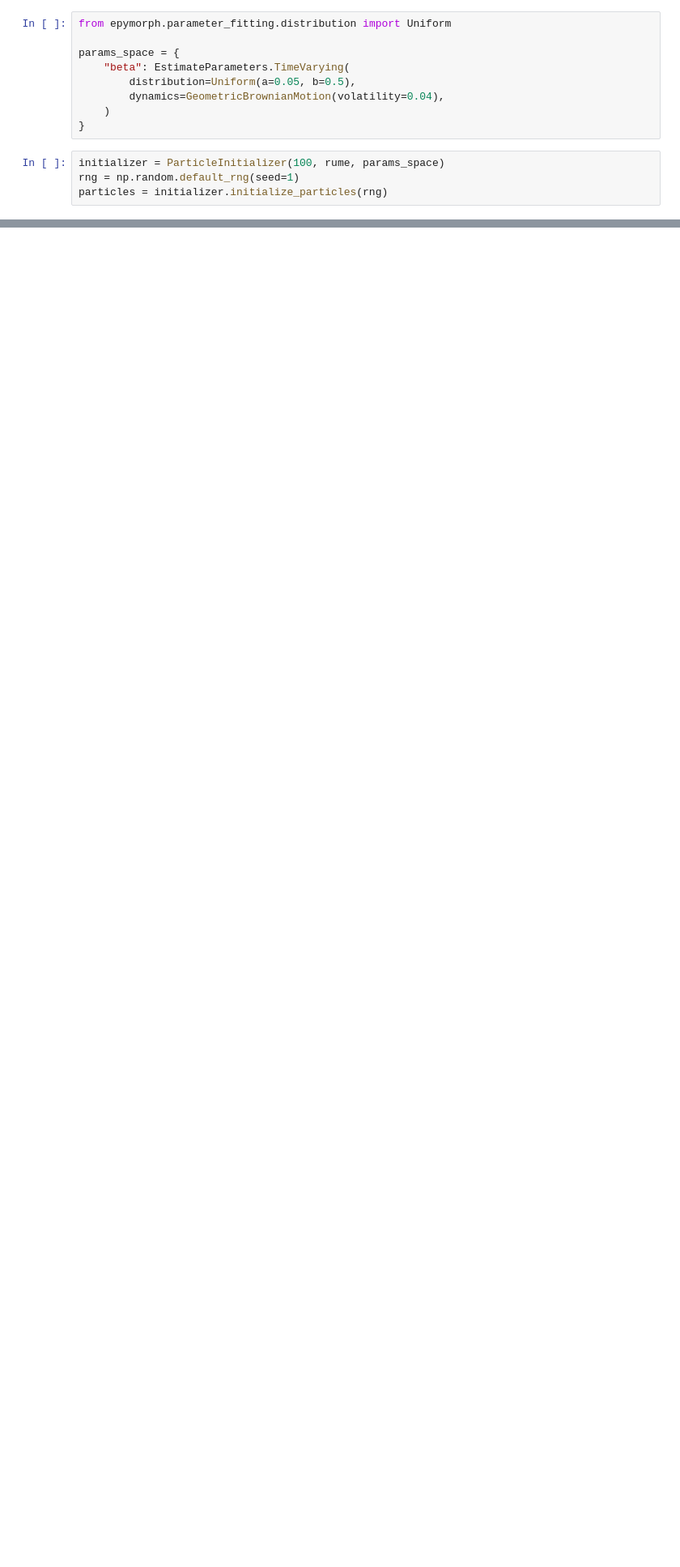
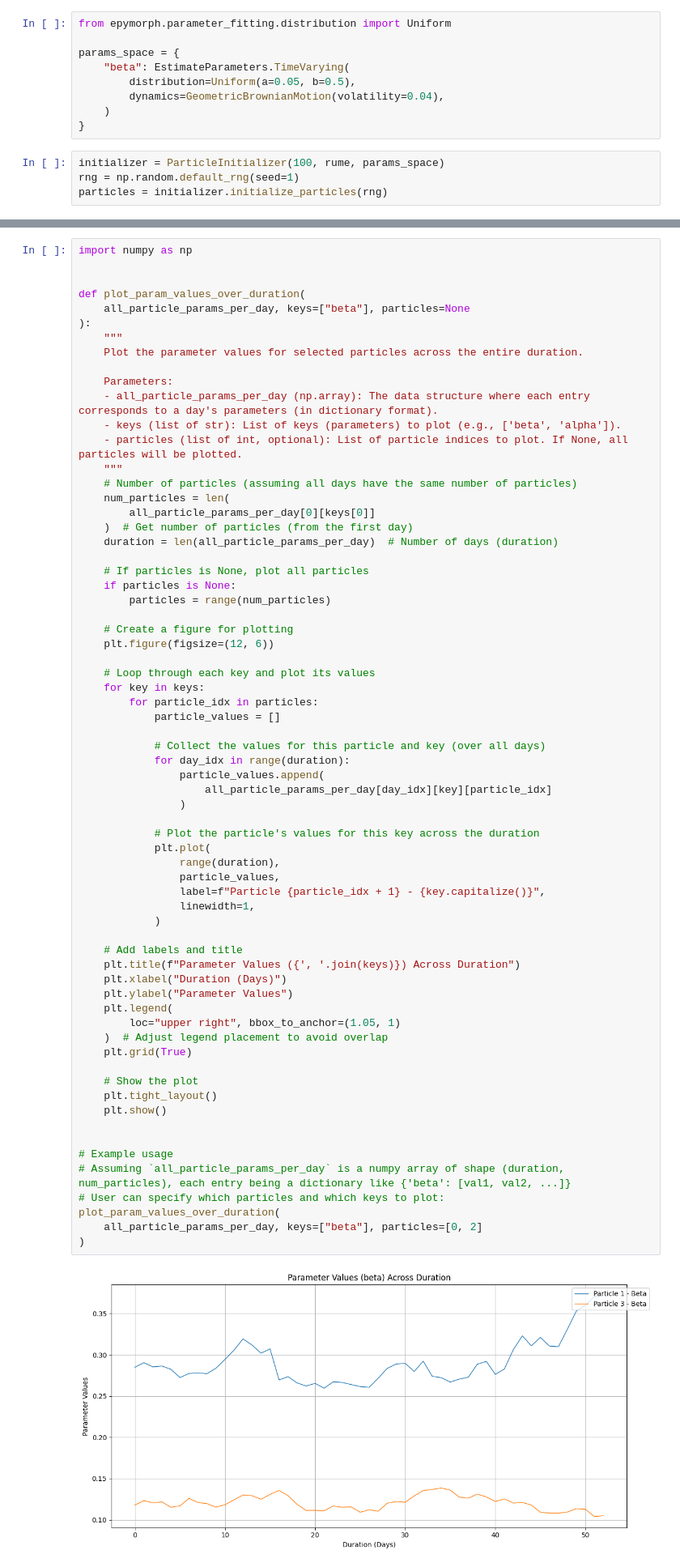
Before and after one commit to NAU-CCL/Epymorph, a Jupyter notebook: epymorph/parameter_forecasting/forecast2.ipynb, the cells around one changed output, grey strips where cells are left out. Shown at 81% size. Drawn from its saved outputs; the diff is of its cells as text; blank space fills up the shorter version.

```diff
--- a/epymorph/parameter_forecasting/forecast2.ipynb
+++ b/epymorph/parameter_forecasting/forecast2.ipynb
@@ -155,0 +270,69 @@ state_forecast, param_forecast, param_quantiles, param_values = run(
+# %%
+import numpy as np
+
+
+def plot_param_values_over_duration(
+    all_particle_params_per_day, keys=["beta"], particles=None
+):
+    """
+    Plot the parameter values for selected particles across the entire duration.
+
+    Parameters:
+    - all_particle_params_per_day (np.array): The data structure where each entry corresponds to a day's parameters (in dictionary format).
+    - keys (list of str): List of keys (parameters) to plot (e.g., ['beta', 'alpha']).
+    - particles (list of int, optional): List of particle indices to plot. If None, all particles will be plotted.
+    """
+    # Number of particles (assuming all days have the same number of particles)
+    num_particles = len(
+        all_particle_params_per_day[0][keys[0]]
+    )  # Get number of particles (from the first day)
+    duration = len(all_particle_params_per_day)  # Number of days (duration)
+
+    # If particles is None, plot all particles
+    if particles is None:
+        particles = range(num_particles)
+
+    # Create a figure for plotting
+    plt.figure(figsize=(12, 6))
+
+    # Loop through each key and plot its values
+    for key in keys:
+        for particle_idx in particles:
+            particle_values = []
+
+            # Collect the values for this particle and key (over all days)
+            for day_idx in range(duration):
+                particle_values.append(
+                    all_particle_params_per_day[day_idx][key][particle_idx]
+                )
+
+            # Plot the particle's values for this key across the duration
+            plt.plot(
+                range(duration),
+                particle_values,
+                label=f"Particle {particle_idx + 1} - {key.capitalize()}",
+                linewidth=1,
+            )
+
+    # Add labels and title
+    plt.title(f"Parameter Values ({', '.join(keys)}) Across Duration")
+    plt.xlabel("Duration (Days)")
+    plt.ylabel("Parameter Values")
+    plt.legend(
+        loc="upper right", bbox_to_anchor=(1.05, 1)
+    )  # Adjust legend placement to avoid overlap
+    plt.grid(True)
+
+    # Show the plot
+    plt.tight_layout()
+    plt.show()
+
+
+# Example usage
+# Assuming `all_particle_params_per_day` is a numpy array of shape (duration, num_particles), each entry being a dictionary like {'beta': [val1, val2, ...]}
+# User can specify which particles and which keys to plot:
+plot_param_values_over_duration(
+    all_particle_params_per_day, keys=["beta"], particles=[0, 2]
+)
+# %% [output]
+[figure, added]
```
Also changed, not shown: parts of 21 cells of this notebook, 2 other files.
